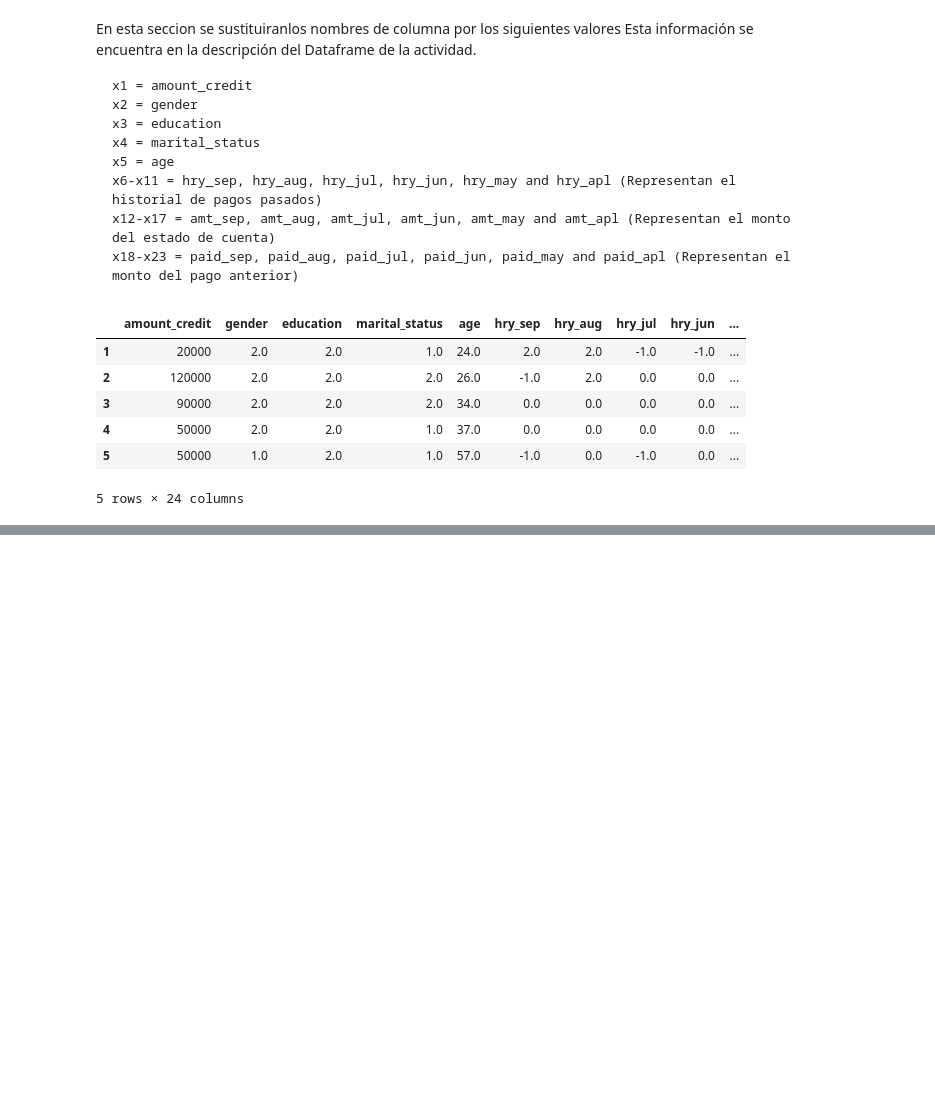
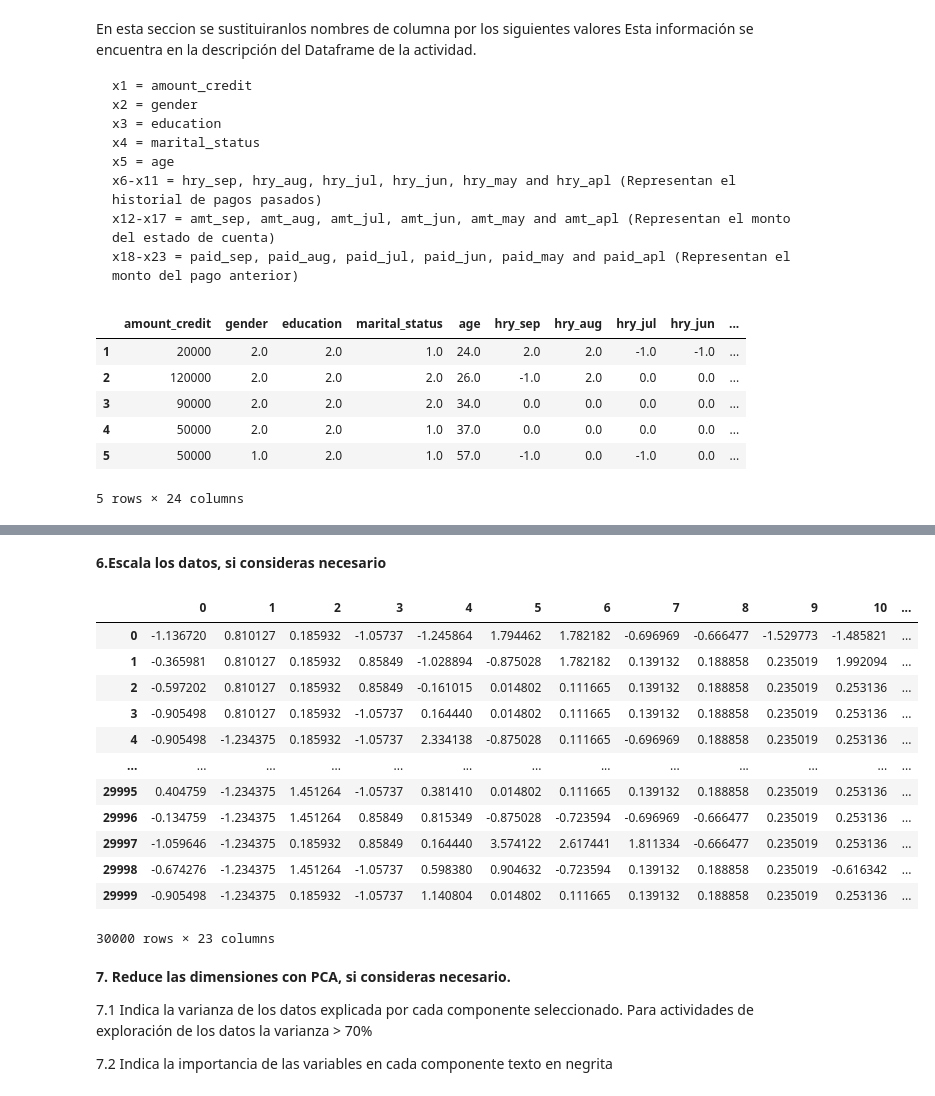
Before and after one commit to PosgradoMNA/Zayra-Annette-Lopez-Regalado-A00544748-Actividades-de-aprendizaje, a Jupyter notebook: Actividad_Semanal_6_Visualización_A00544748_.ipynb, the cells around one changed output, grey strips where cells are left out. Saved outputs shown, nothing was run; the diff lists cells and outputs as text; code cells hidden in the pictures; blank space fills up the shorter version.

```diff
--- a/Actividad_Semanal_6_Visualización_A00544748_.ipynb
+++ b/Actividad_Semanal_6_Visualización_A00544748_.ipynb
@@ -185,2 +225,0 @@ Los valores nulos representan el 0.65% del total de los valores
-# %%
-pd.set_option('display.max_columns', None)
@@ -541,0 +246,7 @@ scaled_df_sna.head()
+# %%
+df.columns = ['amount_credit','gender','education','marital_status','age',
+              'hry_sep', 'hry_aug', 'hry_jul', 'hry_jun', 'hry_may', 'hry_apl',
+              'amt_sep', 'amt_aug', 'amt_jul', 'amt_jun', 'amt_may', 'amt_apl',
+               'paid_sep', 'paid_aug', 'paid_jul', 'paid_jun', 'paid_may', 'paid_apl','Y']
+#Mostramos el Datafame con las nuevas columnas
+df.head()
@@ -541,0 +260,29 @@ scaled_df_sna.head()
+# %% [markdown]
+**6.Escala los datos, si consideras necesario**
+# %%
+X = df.loc[:, df.columns != 'Y'].values
+Y = df['Y'].values
+X_escalada = StandardScaler().fit_transform(X)
+df_escalado = pd.DataFrame(X_escalada)
+df_escalado
+# %% [output]
+|  | 0 | 1 | 2 | 3 | 4 | 5 | 6 | 7 | 8 | 9 | 10 | ... |
+| 0 | -1.136720 | 0.810127 | 0.185932 | -1.05737 | -1.245864 | 1.794462 | 1.782182 | -0.696969 | -0.666477 | -1.529773 | -1.485821 | ... |
+| 1 | -0.365981 | 0.810127 | 0.185932 | 0.85849 | -1.028894 | -0.875028 | 1.782182 | 0.139132 | 0.188858 | 0.235019 | 1.992094 | ... |
+| 2 | -0.597202 | 0.810127 | 0.185932 | 0.85849 | -0.161015 | 0.014802 | 0.111665 | 0.139132 | 0.188858 | 0.235019 | 0.253136 | ... |
+| 3 | -0.905498 | 0.810127 | 0.185932 | -1.05737 | 0.164440 | 0.014802 | 0.111665 | 0.139132 | 0.188858 | 0.235019 | 0.253136 | ... |
+| 4 | -0.905498 | -1.234375 | 0.185932 | -1.05737 | 2.334138 | -0.875028 | 0.111665 | -0.696969 | 0.188858 | 0.235019 | 0.253136 | ... |
+| ... | ... | ... | ... | ... | ... | ... | ... | ... | ... | ... | ... | ... |
+| 29995 | 0.404759 | -1.234375 | 1.451264 | -1.05737 | 0.381410 | 0.014802 | 0.111665 | 0.139132 | 0.188858 | 0.235019 | 0.253136 | ... |
+| 29996 | -0.134759 | -1.234375 | 1.451264 | 0.85849 | 0.815349 | -0.875028 | -0.723594 | -0.696969 | -0.666477 | 0.235019 | 0.253136 | ... |
+| 29997 | -1.059646 | -1.234375 | 0.185932 | 0.85849 | 0.164440 | 3.574122 | 2.617441 | 1.811334 | -0.666477 | 0.235019 | 0.253136 | ... |
+| 29998 | -0.674276 | -1.234375 | 1.451264 | -1.05737 | 0.598380 | 0.904632 | -0.723594 | 0.139132 | 0.188858 | 0.235019 | -0.616342 | ... |
+| 29999 | -0.905498 | -1.234375 | 0.185932 | -1.05737 | 1.140804 | 0.014802 | 0.111665 | 0.139132 | 0.188858 | 0.235019 | 0.253136 | ... |
+30000 rows × 23 columns
+# %% [markdown]
+**7. Reduce las dimensiones con PCA, si consideras necesario.**
+
+7.1 Indica la varianza de los datos explicada por cada componente seleccionado.
+Para actividades de exploración de los datos la varianza > 70%
+
+7.2 Indica la importancia de las variables en cada componente texto en negrita
```
Also changed, not shown: parts of 79 cells of this notebook.
